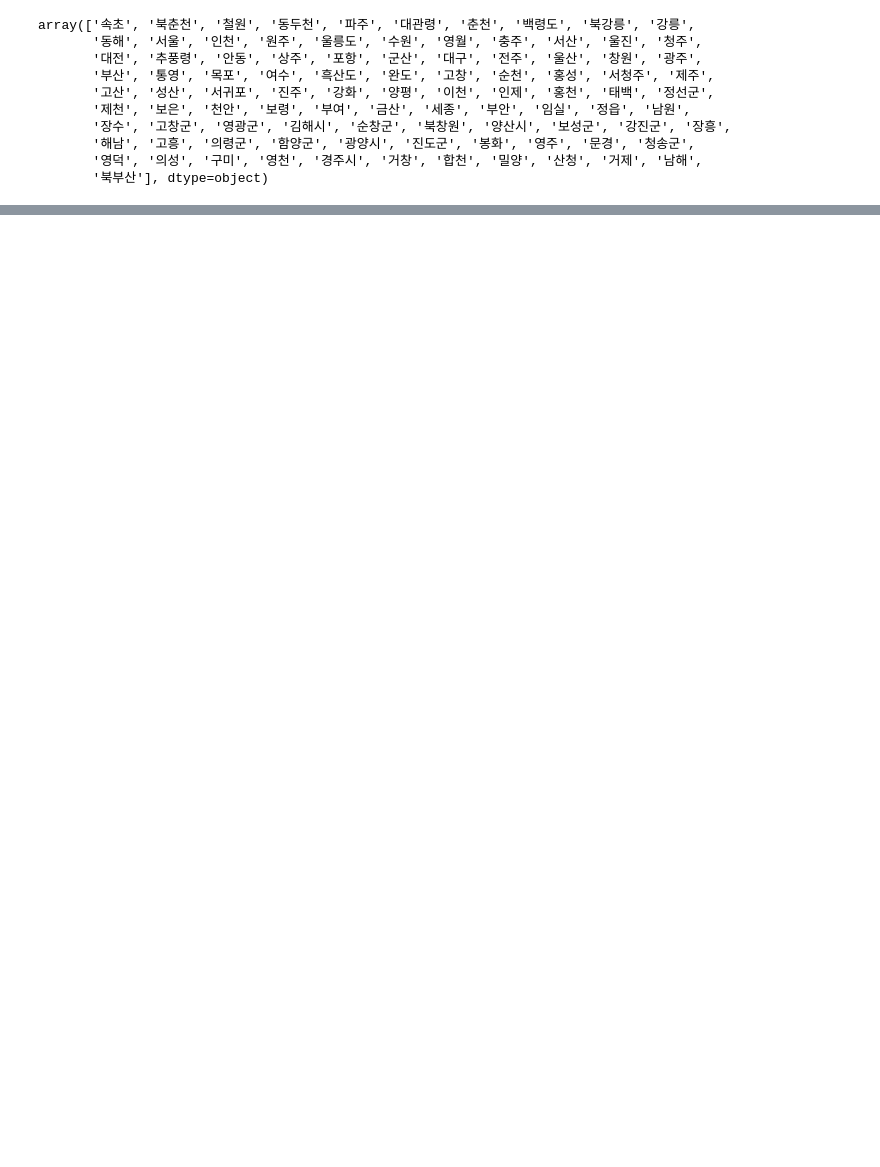
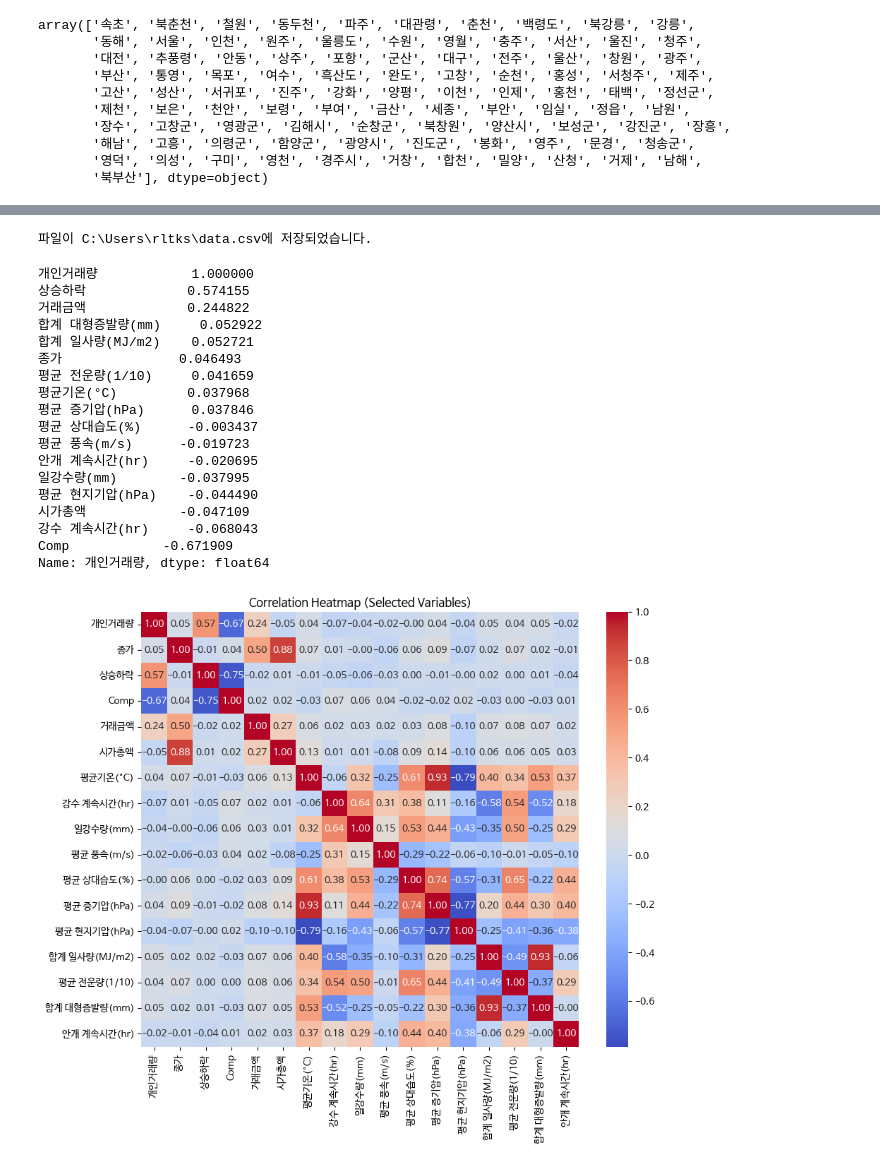
Before and after one commit to kimgisan/stunning-fortnight, a Jupyter notebook: 날씨와 주식거래량 수정..ipynb, the cells around one changed output, grey strips where cells are left out. Cells and saved outputs as stored; diff of their text form; code cells hidden in the pictures; blank space fills up the shorter version.

```diff
--- a/날씨와 주식거래량 수정..ipynb
+++ b/날씨와 주식거래량 수정..ipynb
@@ -164,0 +374,3 @@ df4 = pd.merge(df4,kospi_data, on='날짜', how='inner')
+# %%
+# 날짜를 기준으로 두 DataFrame 병합
+df4 = pd.merge(df4,df10, on='날짜', how='inner')
@@ -627,0 +810,6 @@ Comp              -0.019748 -0.019644  0.001576  0.013843  0.036180  0.001788
+# %%
+# '개인' 열을 '개인 거래량'으로 수정
+df1 = df1.rename(columns={'개인': '개인거래량'})
+
+# 결과 출력
+print(df1)
@@ -627,0 +865,44 @@ Comp              -0.019748 -0.019644  0.001576  0.013843  0.036180  0.001788
+# %%
+# CSV 파일 저장
+file_path = r"C:\Users\rltks\data.csv"  # 파일 경로
+df1.to_csv(file_path, index=False, encoding='utf-8-sig')  # UTF-8로 저장
+print(f"파일이 {file_path}에 저장되었습니다.")
+# %% [output]
+파일이 C:\Users\rltks\data.csv에 저장되었습니다.
+# %%
+# 관심 있는 변수들만 선택
+columns_of_interest = ['개인거래량', '종가', '상승하락', 'Comp', '거래금액', '시가총액',
+                      '평균기온(°C)', '강수 계속시간(hr)', '일강수량(mm)', '평균 풍속(m/s)', '평균 상대습도(%)',
+                       '평균 증기압(hPa)', '평균 현지기압(hPa)', '합계 일사량(MJ/m2)',
+                       '평균 전운량(1/10)',
+                       '합계 대형증발량(mm)', '안개 계속시간(hr)']
+
+# 해당 변수들만 상관관계 계산
+correlation = df1[columns_of_interest].corr()['개인거래량'].sort_values(ascending=False)
+print(correlation)
+
+# 관심 있는 변수들만 상관관계 히트맵
+plt.figure(figsize=(10, 8))
+sns.heatmap(df1[columns_of_interest].corr(), annot=True, cmap='coolwarm', fmt='.2f')
+plt.title("Correlation Heatmap (Selected Variables)")
+plt.show()
+# %% [output]
+개인거래량            1.000000
+상승하락             0.574155
+거래금액             0.244822
+합계 대형증발량(mm)     0.052922
+합계 일사량(MJ/m2)    0.052721
+종가               0.046493
+평균 전운량(1/10)     0.041659
+평균기온(°C)         0.037968
+평균 증기압(hPa)      0.037846
+평균 상대습도(%)      -0.003437
+평균 풍속(m/s)      -0.019723
+안개 계속시간(hr)     -0.020695
+일강수량(mm)        -0.037995
+평균 현지기압(hPa)    -0.044490
+시가총액            -0.047109
+강수 계속시간(hr)     -0.068043
+Comp            -0.671909
+Name: 개인거래량, dtype: float64
+[figure, added]
```
Also changed, not shown: parts of 93 cells of this notebook.
